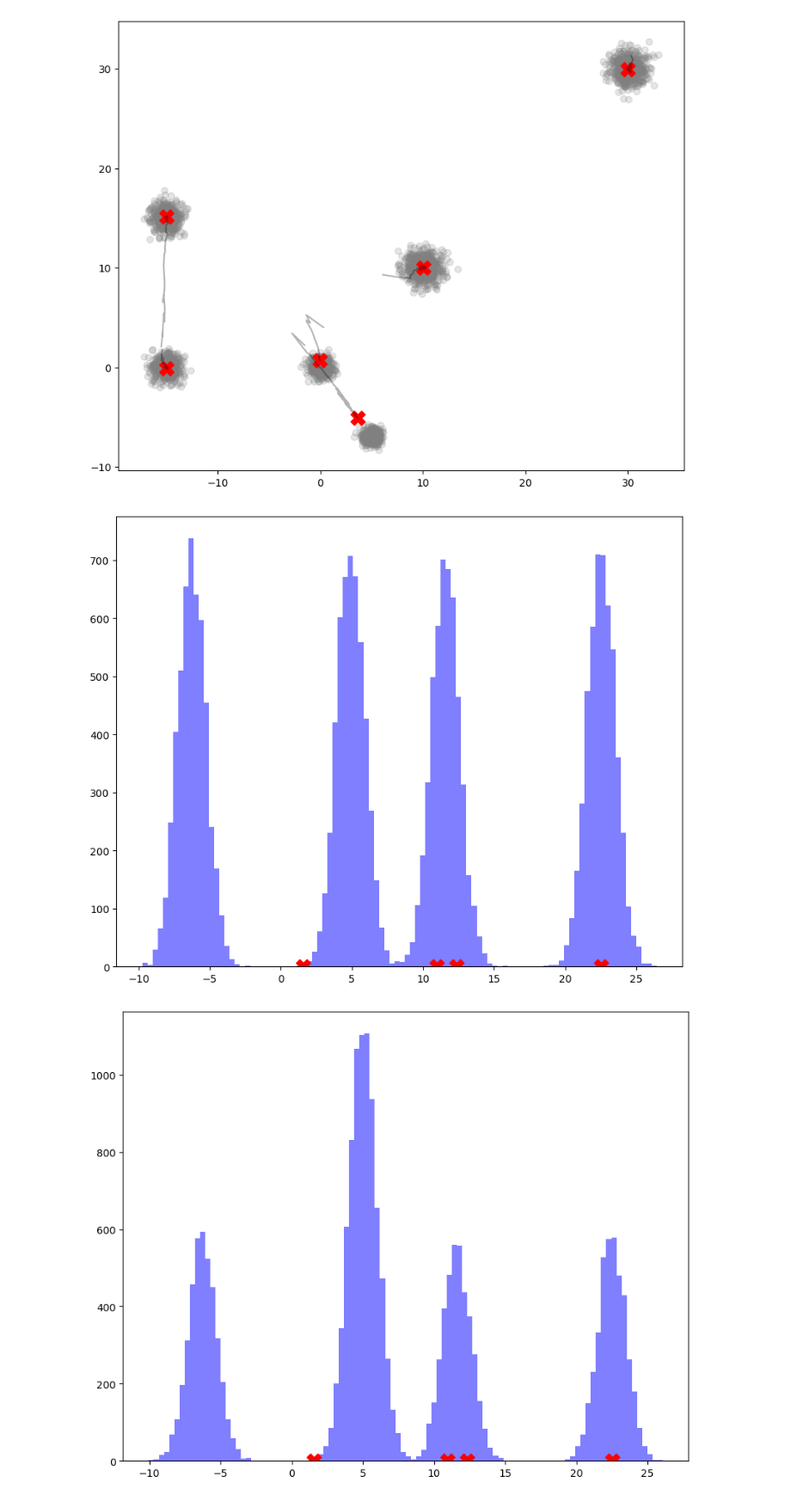
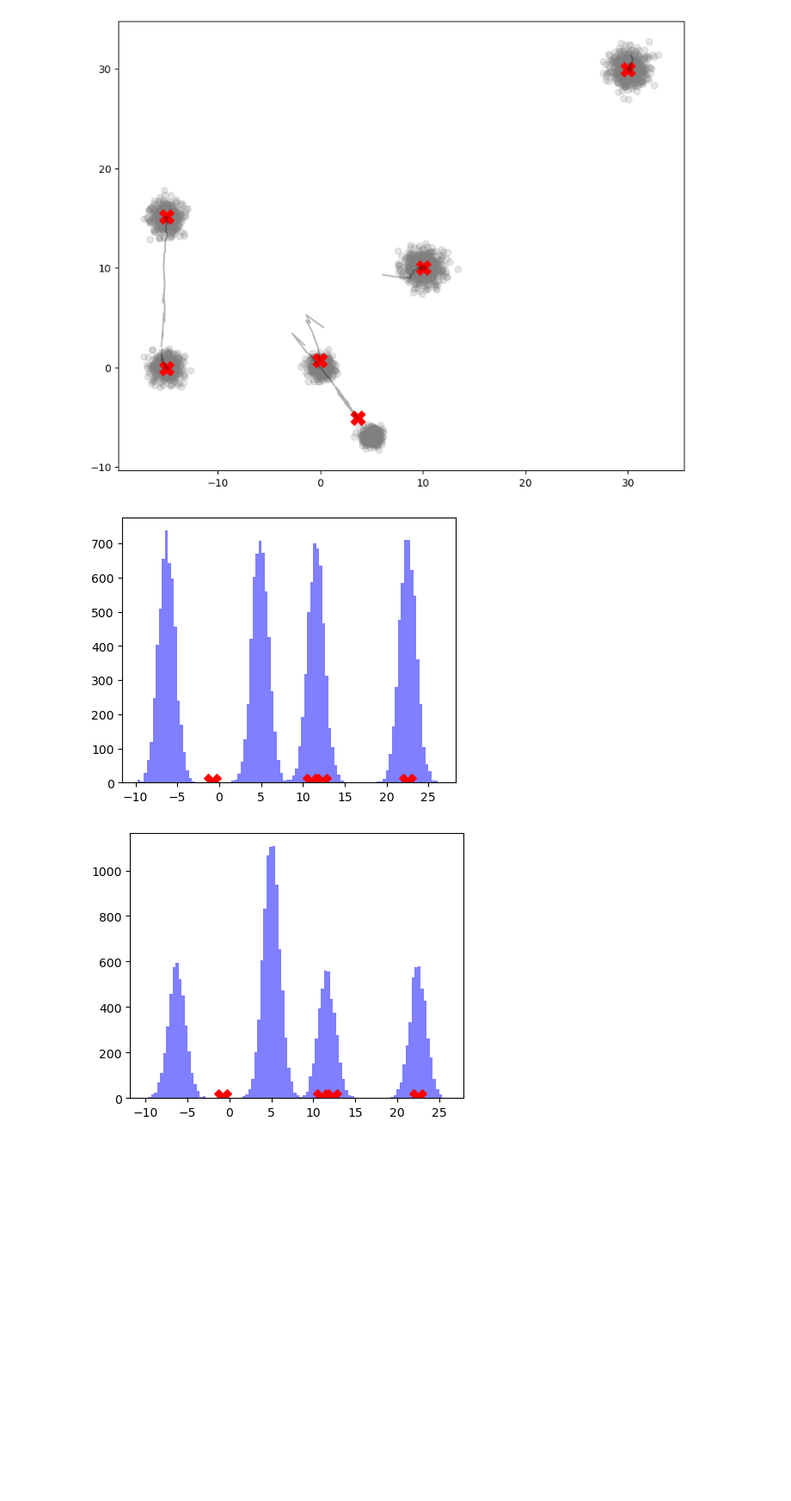
Before and after one commit to arnifreyrm/Online-GMM, a Jupyter notebook: stepwise_EM.ipynb, the cells around one changed output. Shown at 86% size. Cells and saved outputs as stored; diff of their text form; code cells hidden in the pictures; blank space fills up the shorter version.

Commit message:
creating graphs for incremental EM

```diff
--- a/stepwise_EM.ipynb
+++ b/stepwise_EM.ipynb
@@ -235,29 +235,29 @@ X_shift_add = np.load('./dataset/dist_shift_add_gaus.npy')
 # %%
 n_components = 4
 n_features = 1
 
 gen = data_generator(X_shift_add)
 n_iterations = n_samples - n_components
 alpha = 0.5
-random_state = 42
+random_state = 1126
 
 pi, mu_k, sigma_k, history_mu = online_gmm(gen, n_components, n_features,
                                            n_iterations, alpha, random_state)
 
-plt.figure(figsize=(10, 8))
+plt.figure(figsize=(5, 4))
 
 # plot 1d data with histogram
 plt.hist(X_shift_add[:len(X_shift_add)//2], bins=100, color='blue', alpha=0.5)
 
 # plot final cluster centers as points on the axis
 plt.scatter(mu_k, np.zeros_like(mu_k), c='red', s=200, marker='X', label='Final Centers')
 
 plt.show();
 
-plt.figure(figsize=(10, 8))
+plt.figure(figsize=(5, 4))
 plt.hist(X_shift_add[len(X_shift_add)//2:], bins=100, color='blue', alpha=0.5)
 plt.scatter(mu_k, np.zeros_like(mu_k), c='red', s=200, marker='X', label='Final Centers')
 plt.show();
 # %% [output]
-[figure, old version]
+[figure, new version]
-[figure, old version]
+[figure, new version]
```
Also changed, not shown: parts of 2 cells of this notebook, 2 other files.
